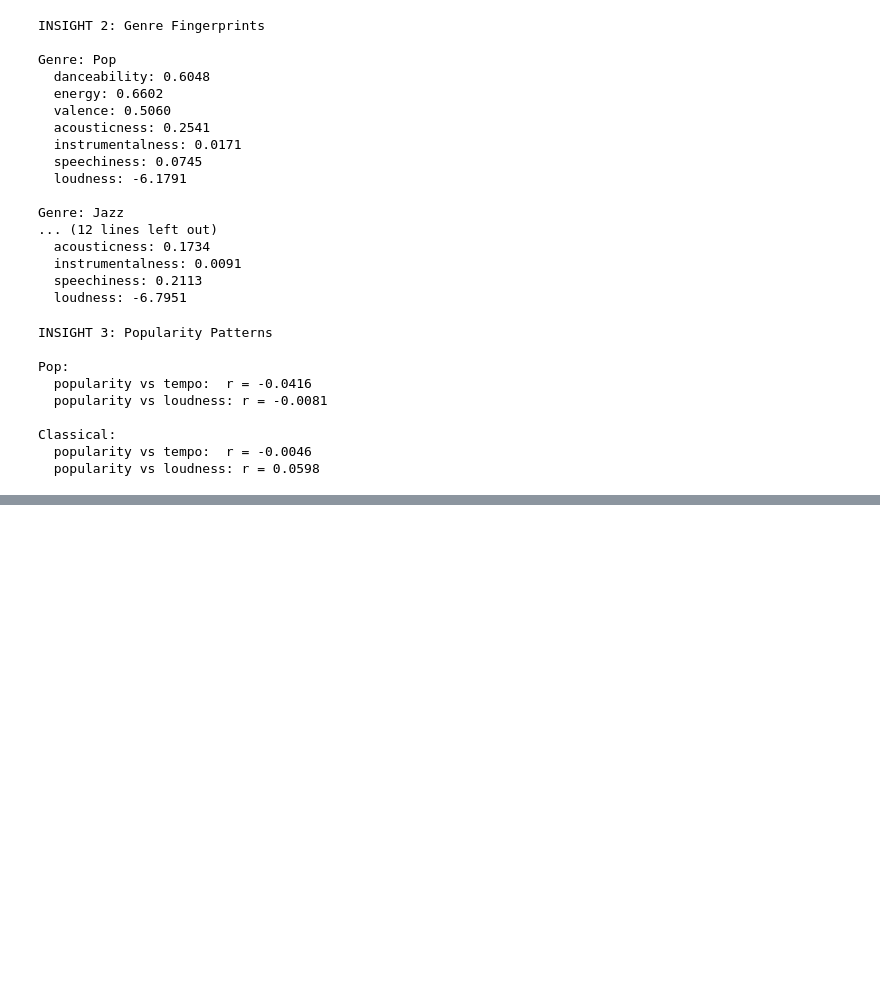
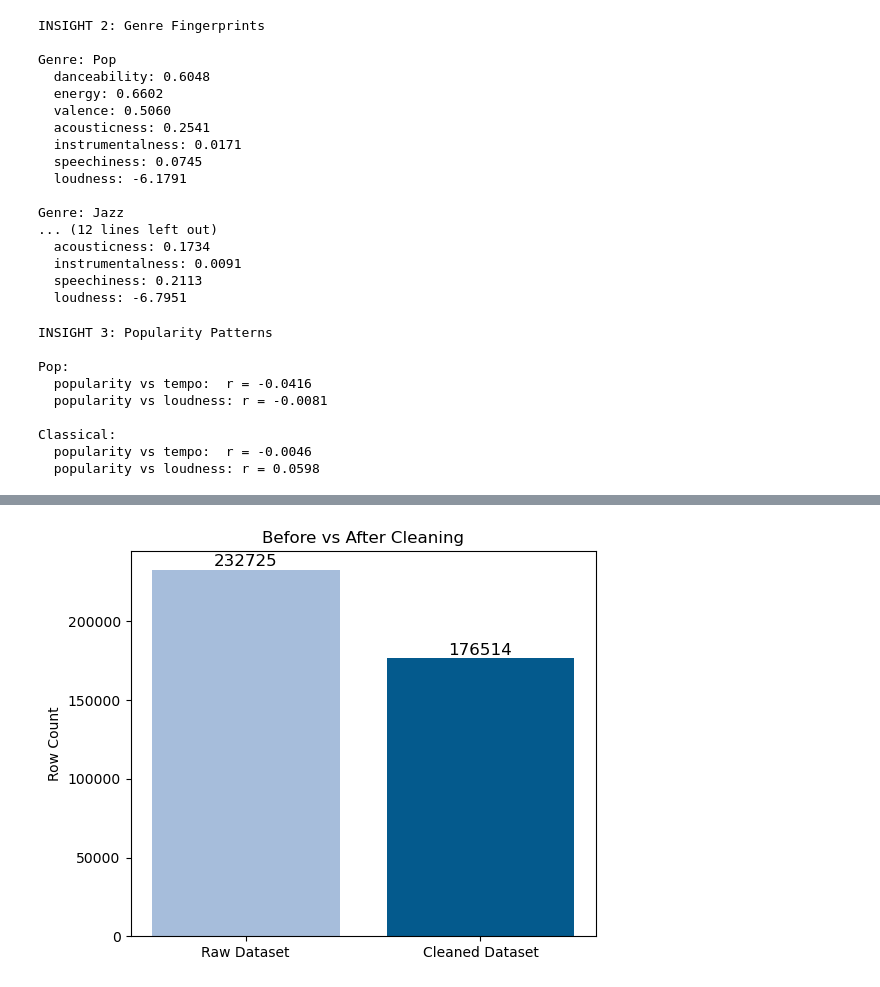
Before and after one commit to saanavig/Spotify-Visualization, a Jupyter notebook: notebooks/cleanDataEDA.ipynb, the cells around one changed output, grey strips where cells are left out. Drawn from its saved outputs; the diff is of its cells as text; code cells hidden in the pictures; blank space fills up the shorter version.

```diff
--- a/notebooks/cleanDataEDA.ipynb
+++ b/notebooks/cleanDataEDA.ipynb
@@ -497,0 +532,17 @@ fig.show()
+# %%
+import matplotlib.pyplot as plt
+
+labels = ["Raw Dataset", "Cleaned Dataset"]
+values = [raw_rows, clean_rows]
+
+plt.figure(figsize=(6, 5))
+plt.bar(labels, values, color=["#a6bddb", "#045a8d"])
+plt.title("Before vs After Cleaning")
+plt.ylabel("Row Count")
+
+for i, v in enumerate(values):
+    plt.text(i, v + 0.01*max(values), str(v), ha="center", fontsize=12)
+
+plt.show()
+# %% [output]
+[figure, added]
```
Also changed, not shown: parts of 3 cells of this notebook, 1 other file.
